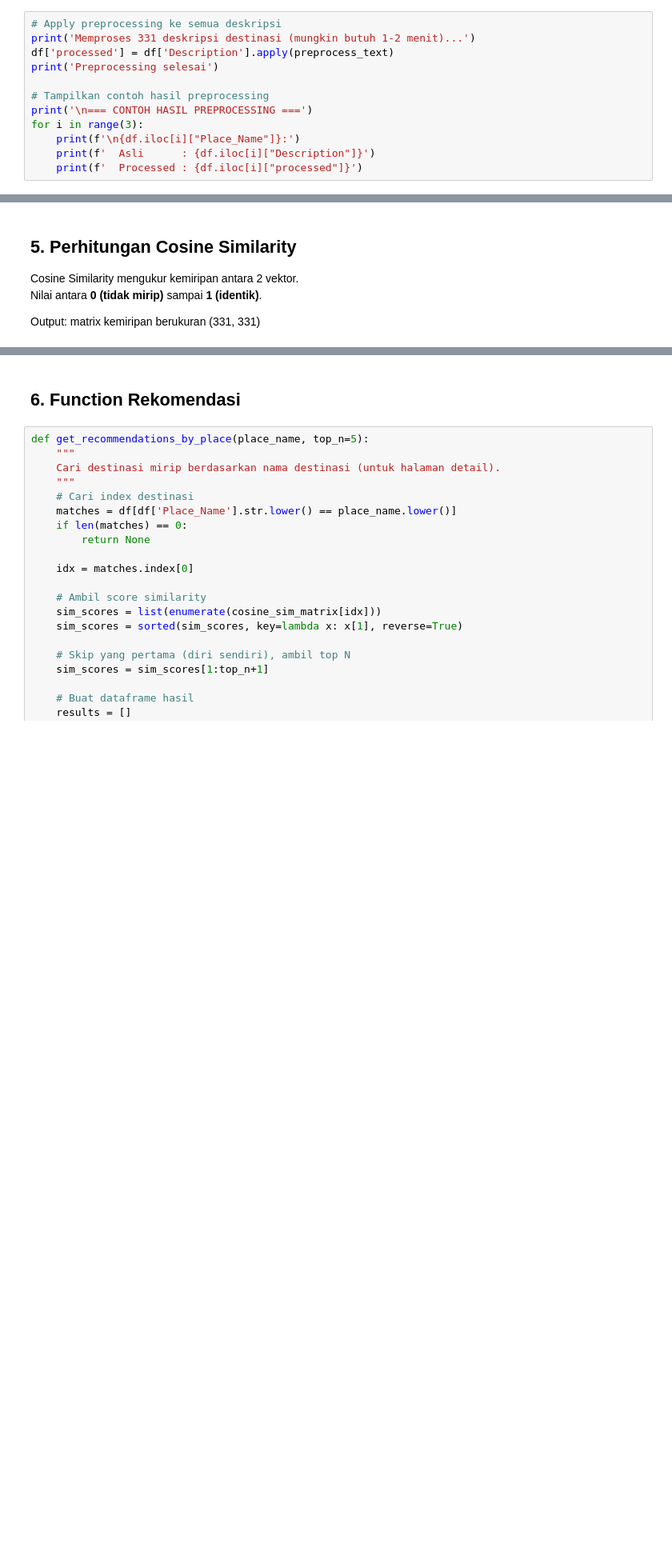
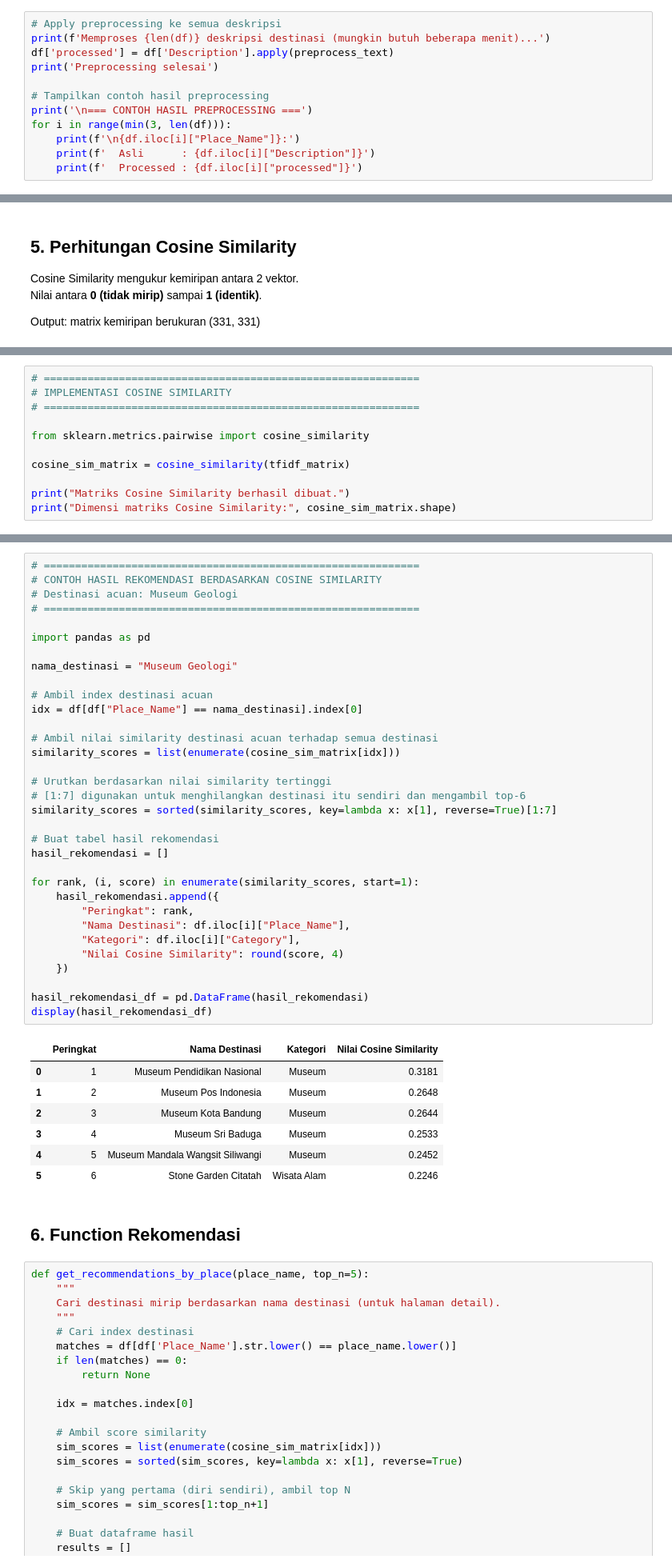
Before and after one commit to miraaldina/Rekomendasi-wisata-bandung, a Jupyter notebook: notebook/01_preprocessing_modeling.ipynb, the cells around one changed output, grey strips where cells are left out. Shown at 80% size. Cells and saved outputs as stored; diff of their text form; blank space fills up the shorter version.

```diff
--- a/notebook/01_preprocessing_modeling.ipynb
+++ b/notebook/01_preprocessing_modeling.ipynb
@@ -201,12 +326,12 @@ TEKS ASLI:
 # %%
 # Apply preprocessing ke semua deskripsi
-print('Memproses 331 deskripsi destinasi (mungkin butuh 1-2 menit)...')
+print(f'Memproses {len(df)} deskripsi destinasi (mungkin butuh beberapa menit)...')
 df['processed'] = df['Description'].apply(preprocess_text)
 print('Preprocessing selesai')
 
 # Tampilkan contoh hasil preprocessing
 print('\n=== CONTOH HASIL PREPROCESSING ===')
-for i in range(3):
+for i in range(min(3, len(df))):
     print(f'\n{df.iloc[i]["Place_Name"]}:')
     print(f'  Asli      : {df.iloc[i]["Description"]}')
     print(f'  Processed : {df.iloc[i]["processed"]}')
@@ -373,3 +527,14 @@ Gedung Sate                          0.015                0.042
 Jalan Braga                          0.017                0.093
 Trans Studio Bandung                 1.000                0.000
 Saung Angklung Udjo                  0.000                1.000
+# %%
+# ============================================================
+# IMPLEMENTASI COSINE SIMILARITY
+# ============================================================
+
+from sklearn.metrics.pairwise import cosine_similarity
+
+cosine_sim_matrix = cosine_similarity(tfidf_matrix)
+
+print("Matriks Cosine Similarity berhasil dibuat.")
+print("Dimensi matriks Cosine Similarity:", cosine_sim_matrix.shape)
@@ -376,3 +571,44 @@ Saung Angklung Udjo                  0.000                1.000
+# %%
+# ============================================================
+# CONTOH HASIL REKOMENDASI BERDASARKAN COSINE SIMILARITY
+# Destinasi acuan: Museum Geologi
+# ============================================================
+
+import pandas as pd
+
+nama_destinasi = "Museum Geologi"
+
+# Ambil index destinasi acuan
+idx = df[df["Place_Name"] == nama_destinasi].index[0]
+
+# Ambil nilai similarity destinasi acuan terhadap semua destinasi
+similarity_scores = list(enumerate(cosine_sim_matrix[idx]))
+
+# Urutkan berdasarkan nilai similarity tertinggi
+# [1:7] digunakan untuk menghilangkan destinasi itu sendiri dan mengambil top-6
+similarity_scores = sorted(similarity_scores, key=lambda x: x[1], reverse=True)[1:7]
+
+# Buat tabel hasil rekomendasi
+hasil_rekomendasi = []
+
+for rank, (i, score) in enumerate(similarity_scores, start=1):
+    hasil_rekomendasi.append({
+        "Peringkat": rank,
+        "Nama Destinasi": df.iloc[i]["Place_Name"],
+        "Kategori": df.iloc[i]["Category"],
+        "Nilai Cosine Similarity": round(score, 4)
+    })
+
+hasil_rekomendasi_df = pd.DataFrame(hasil_rekomendasi)
+display(hasil_rekomendasi_df)
+# %% [output]
+|  | Peringkat | Nama Destinasi | Kategori | Nilai Cosine Similarity |
+| 0 | 1 | Museum Pendidikan Nasional | Museum | 0.3181 |
+| 1 | 2 | Museum Pos Indonesia | Museum | 0.2648 |
+| 2 | 3 | Museum Kota Bandung | Museum | 0.2644 |
+| 3 | 4 | Museum Sri Baduga | Museum | 0.2533 |
+| 4 | 5 | Museum Mandala Wangsit Siliwangi | Museum | 0.2452 |
+| 5 | 6 | Stone Garden Citatah | Wisata Alam | 0.2246 |
 # %% [markdown]
 ## 6. Function Rekomendasi
 # %%
```
Also changed, not shown: parts of 34 cells of this notebook, 6 other files.
